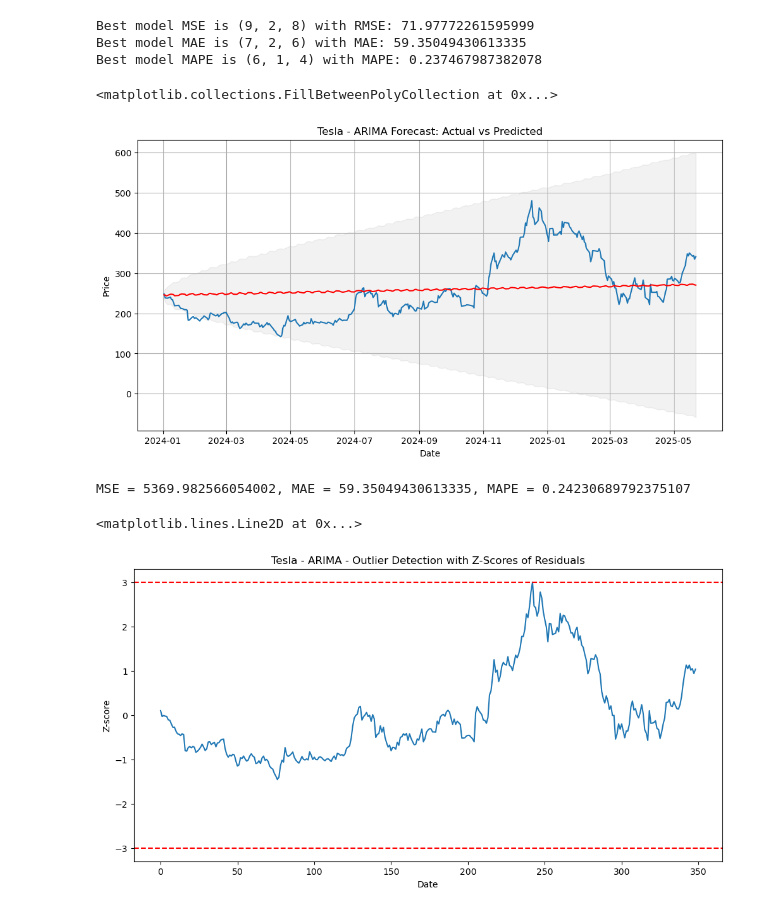
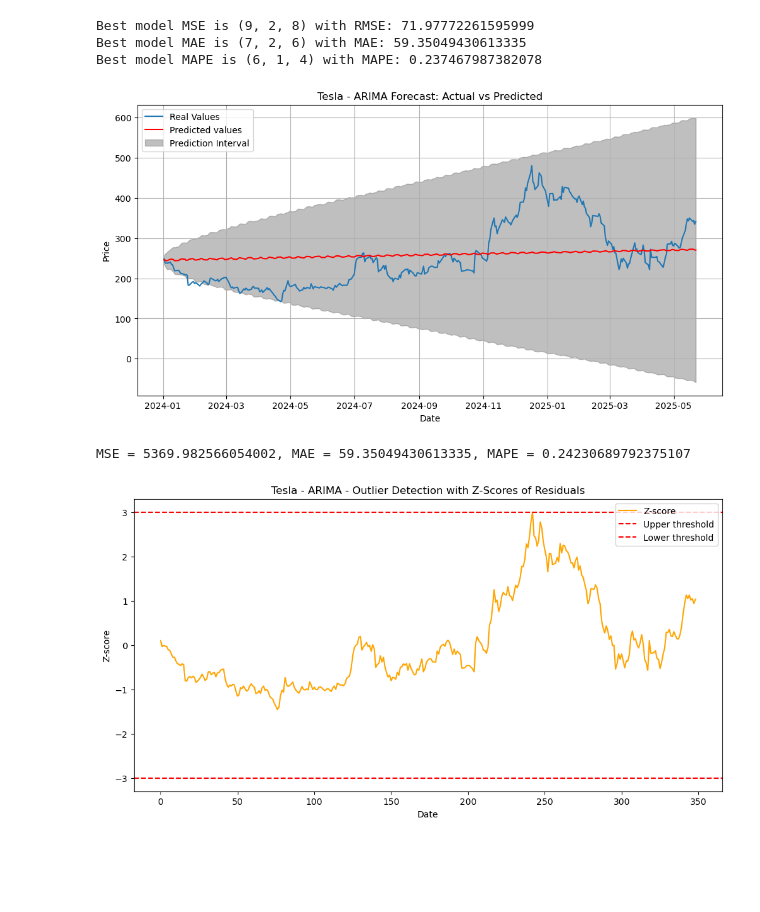
Before and after one commit to pe5kataa/LSTM---ARIMA---Prophet, a Jupyter notebook: 2.1_ARIMA.ipynb, the cells around one changed output. Cells and saved outputs as stored; diff of their text form; code cells hidden in the pictures; blank space fills up the shorter version.

```diff
--- a/2.1_ARIMA.ipynb
+++ b/2.1_ARIMA.ipynb
@@ -221,30 +221,31 @@ Best model MAPE is (6, 1, 4) with MAPE: 0.237467987382078
 # %%
 # Create an ARIMA model for Tesla using the best orders
 tesla_model = ARIMA(tesla_train['Close'], order = (7,2,6))
 tesla_model_fit = tesla_model.fit()
 
 steps_tesla = len(tesla_test)
 forecast_tesla_fit = tesla_model_fit.get_forecast(steps=steps_tesla)
 arima_prediction_tesla = forecast_tesla_fit.predicted_mean
 arima_prediction_tesla.index = tesla_test.index
 arima_prediction_tesla_conf = forecast_tesla_fit.conf_int(alpha = 0.05)
 
 plt.figure(figsize=(12, 6))
 plt.plot(tesla_test['Close'], label = 'Real Values')
 plt.plot(arima_prediction_tesla, label = 'Predicted values', color = 'r')
 plt.grid()
 plt.xlabel('Date')
 plt.ylabel('Price')
 plt.title('Tesla - ARIMA Forecast: Actual vs Predicted')
 plt.fill_between(
     arima_prediction_tesla.index,
     arima_prediction_tesla_conf.iloc[:,0],
     arima_prediction_tesla_conf.iloc[:,1],
-    color='gray', alpha=0.10, label='95% Confidence Interval'
+    color='gray', alpha=0.5, label='Prediction Interval'
 )
+plt.legend()
+plt.show()
 # %% [output]
-<matplotlib.collections.FillBetweenPolyCollection at 0x...>
-[figure, old version]
+[figure, new version]
 # %%
 #Calcuate MSE, MAE, MAPE and Z-score for Tesla ARIMA model
 mse_tesla = mean_squared_error(tesla_test['Close'], arima_prediction_tesla)
@@ -256,13 +257,14 @@ print(f"MSE = {mse_tesla}, MAE = {mae_tesla}, MAPE = {mape_tesla}")
 z_score_tesla = zscore(tesla_test['Close'] - arima_prediction_tesla)
 
 plt.figure(figsize=(12,6))
-plt.plot(z_score_tesla, label="Z-score")
+plt.plot(z_score_tesla, label="Z-score", color = 'orange')
 plt.title("Tesla - ARIMA - Outlier Detection with Z-Scores of Residuals")
 plt.xlabel("Date")
 plt.ylabel("Z-score")
 plt.axhline(3, color = 'r', linestyle = '--', label = "Upper threshold")
 plt.axhline(-3, color = 'r', linestyle = '--', label = "Lower threshold")
+plt.legend()
+plt.show()
 # %% [output]
 MSE = 5369.982566054002, MAE = 59.35049430613335, MAPE = 0.24230689792375107
-<matplotlib.lines.Line2D at 0x...>
-[figure, old version]
+[figure, new version]
```
Also changed, not shown: parts of 2 cells of this notebook, 2 other files.
